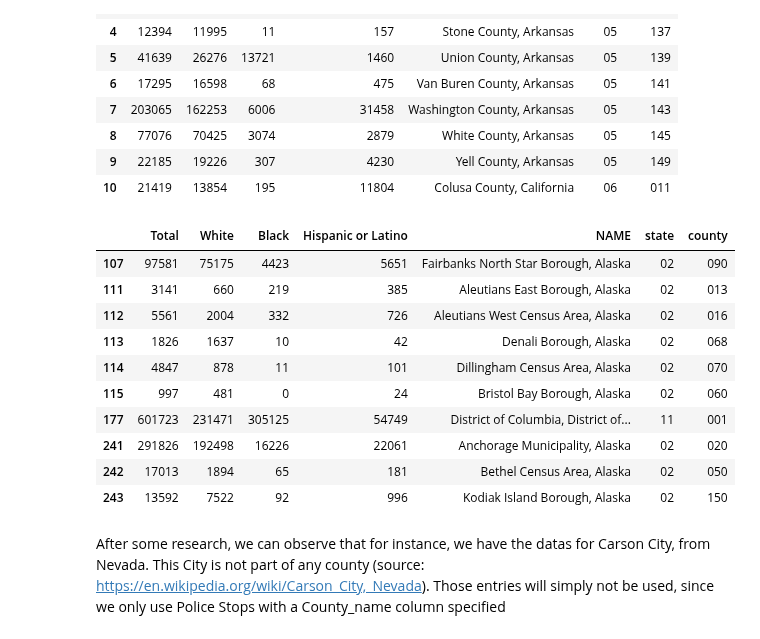
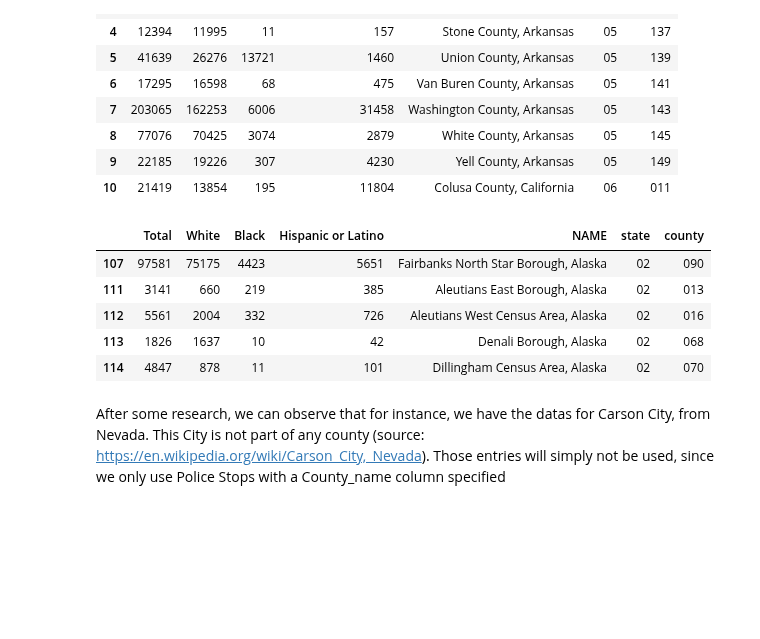
Before and after one commit to epfl-ada/ada-2020-project-milestone-p3-p3_adahn, a Jupyter notebook: Cencus Dataset.ipynb, the cells around one changed output. Saved outputs shown, nothing was run; the diff lists cells and outputs as text; code cells hidden in the pictures; blank space fills up the shorter version.

```diff
--- a/Cencus Dataset.ipynb
+++ b/Cencus Dataset.ipynb
@@ -55,19 +55,14 @@ df.head(10)
 | 9 | 22185 | 19226 | 307 | 4230 | Yell County, Arkansas | 05 | 149 |
 | 10 | 21419 | 13854 | 195 | 11804 | Colusa County, California | 06 | 011 |
 # %%
-df[False == df['NAME'].str.contains("County")].head(10)
+df[False == df['NAME'].str.contains("County")].head(5)
 # %% [output]
 |  | Total | White | Black | Hispanic or Latino | NAME | state | county |
 | 107 | 97581 | 75175 | 4423 | 5651 | Fairbanks North Star Borough, Alaska | 02 | 090 |
 | 111 | 3141 | 660 | 219 | 385 | Aleutians East Borough, Alaska | 02 | 013 |
 | 112 | 5561 | 2004 | 332 | 726 | Aleutians West Census Area, Alaska | 02 | 016 |
 | 113 | 1826 | 1637 | 10 | 42 | Denali Borough, Alaska | 02 | 068 |
 | 114 | 4847 | 878 | 11 | 101 | Dillingham Census Area, Alaska | 02 | 070 |
-| 115 | 997 | 481 | 0 | 24 | Bristol Bay Borough, Alaska | 02 | 060 |
-| 177 | 601723 | 231471 | 305125 | 54749 | District of Columbia, District of... | 11 | 001 |
-| 241 | 291826 | 192498 | 16226 | 22061 | Anchorage Municipality, Alaska | 02 | 020 |
-| 242 | 17013 | 1894 | 65 | 181 | Bethel Census Area, Alaska | 02 | 050 |
-| 243 | 13592 | 7522 | 92 | 996 | Kodiak Island Borough, Alaska | 02 | 150 |
 # %% [markdown]
 After some research, we can observe that for instance, we have the datas for Carson City, from Nevada.
 This City is not part of any county (source: https://en.wikipedia.org/wiki/Carson_City,_Nevada).
```
Also changed, not shown: parts of 26 cells of this notebook.
